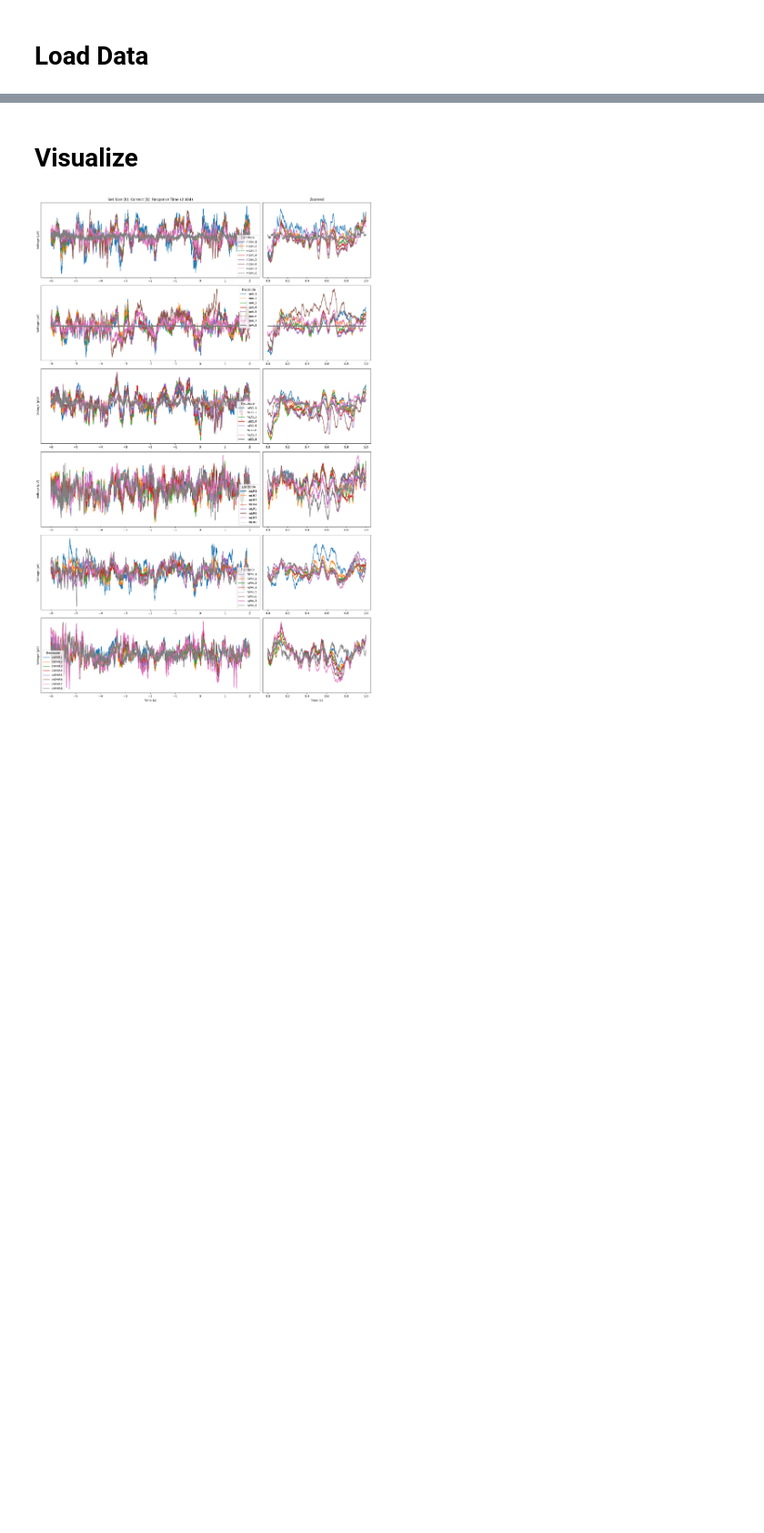
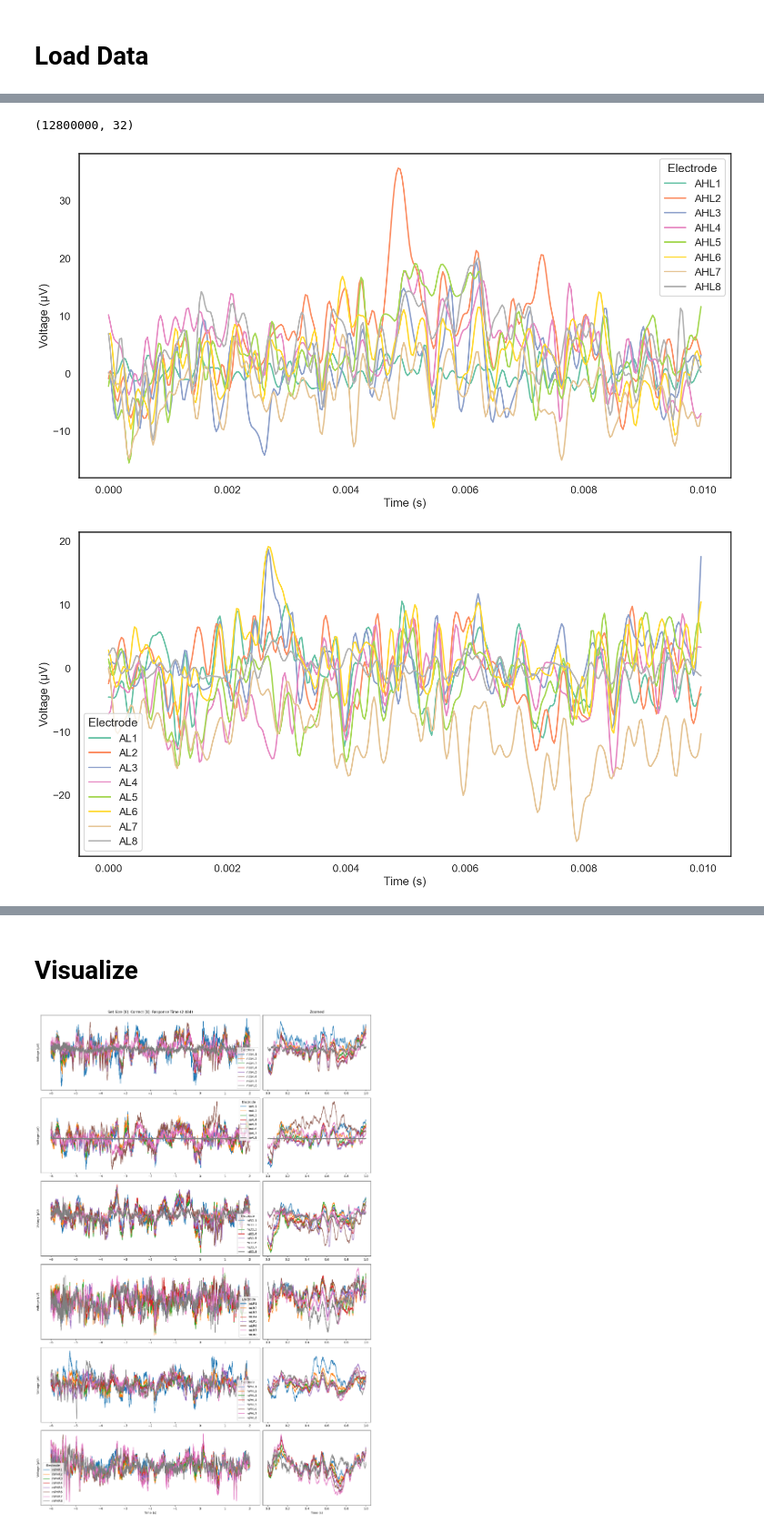
Before and after one commit to Oafish1/Ephys-Analysis, a Jupyter notebook: hiEEG.ipynb, the cells around one changed output, grey strips where cells are left out. Shown at 91% size. Drawn from its saved outputs; the diff is of its cells as text; code cells hidden in the pictures; blank space fills up the shorter version.

Commit message:
Microelectrode and recompile

```diff
--- a/hiEEG.ipynb
+++ b/hiEEG.ipynb
@@ -1,10 +1,18 @@
 # %%
+import os
+
+import matplotlib
 import matplotlib.pyplot as plt
 import numpy as np
 import pandas as pd
 import seaborn as sns
 
 from hiEEG_functions import *
+
+# Style
+sns.set_theme(context='talk', style='white', palette='Set2')
+matplotlib.rcParams['pdf.fonttype'] = 42
+matplotlib.rcParams['ps.fonttype'] = 42
 # %% [markdown]
 # Load Data
 # %%
@@ -17,0 +28,8 @@ data, meta = load_hiEEG_data(1, 1)
+# %%
+import pynwb
+
+### Micro data
+folder='data/hiEEG/000574/sub-01'
+file_string = f'sub-01_ses-20161214T171300_behavior+ecephys.nwb'
+nwbfile = pynwb.NWBHDF5IO(os.path.join(folder, file_string), mode='r').read()
+nwbfile
@@ -17,0 +54,31 @@ data, meta = load_hiEEG_data(1, 1)
+# %%
+# Get data
+micro_data = nwbfile.processing['ecephys'].data_interfaces['LFP'].electrical_series['ecephys.lfp'].data[:]
+micro_time = nwbfile.processing['ecephys'].data_interfaces['LFP'].electrical_series['ecephys.lfp'].timestamps[:]
+micro_electrodes = nwbfile.processing['ecephys'].data_interfaces['LFP'].electrical_series['ecephys.lfp'].electrodes[:]
+print(micro_data.shape)
+# %% [output]
+(12800000, 32)
+# %%
+# Plot individual
+np.random.seed(42)
+# idx = np.random.choice(micro_time.shape[0], 1000, replace=False)
+idx = list(range(int(.01 * 32_000)))
+df = pd.DataFrame(micro_data[idx], index=pd.Series(micro_time[idx], name='Time (s)'), columns=micro_electrodes['label'])
+df = df.reset_index().melt(id_vars='Time (s)', var_name='Electrode', value_name='Voltage (μV)')
+step = 8
+for i in range(0, micro_data.shape[1], step):
+    fig, ax = plt.subplots(1, 1, figsize=(18, 9))
+    df_filtered = df.iloc[[s in list(micro_electrodes['label'].iloc[i:i+8]) for s in df['Electrode']]]
+    sns.lineplot(df_filtered, x='Time (s)', y='Voltage (μV)', hue='Electrode', ax=ax)
+    plt.show()
+
+# Plot average
+df = pd.DataFrame({'Time (s)': micro_time, 'Average Voltage (μV)': micro_data.mean(axis=1)})
+idx = list(range(int(100 * 32_000)))
+fig, ax = plt.subplots(1, 1, figsize=(18, 9))
+sns.lineplot(df.iloc[idx], x='Time (s)', y='Average Voltage (μV)', ax=ax)
+plt.show()
+# %% [output]
+[figure, added]
+[figure, added]
```
Also changed, not shown: parts of 3 cells of this notebook, 3 other files.
